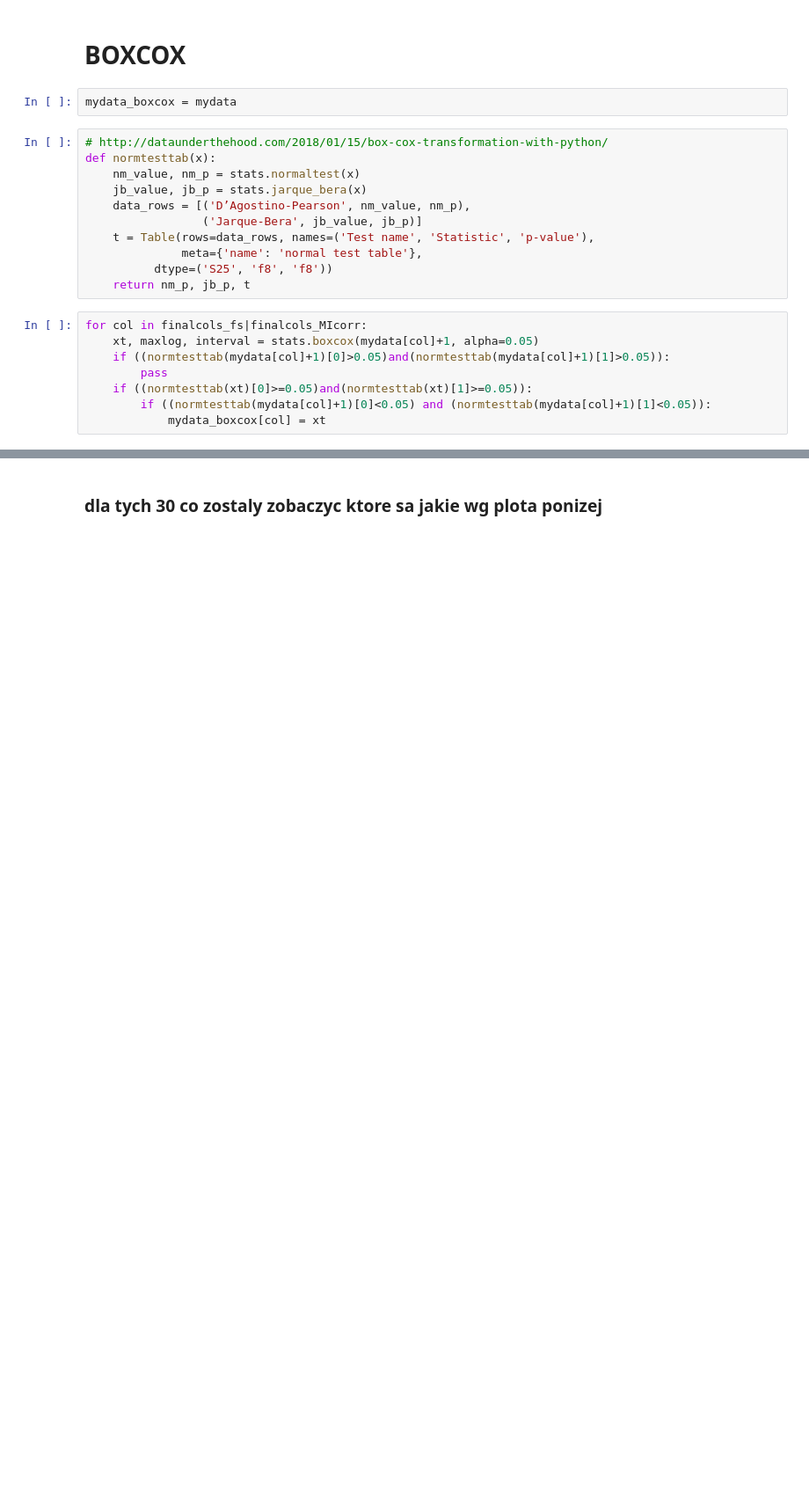
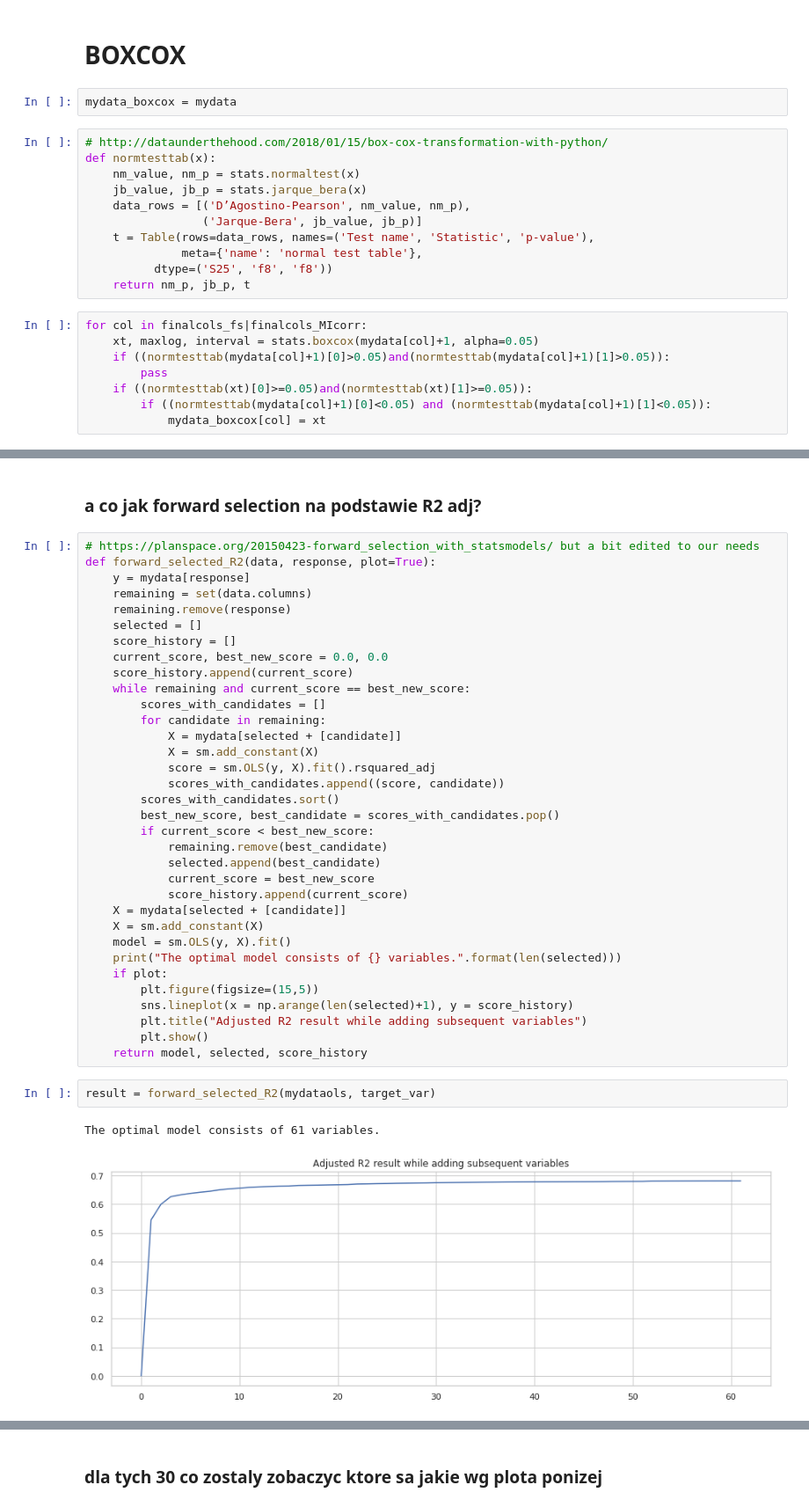
Before and after one commit to esobolewska/ML1-regression, a Jupyter notebook: ML1-kod.ipynb, the cells around one changed output, grey strips where cells are left out. Shown at 88% size. Drawn from its saved outputs; the diff is of its cells as text; blank space fills up the shorter version.

```diff
--- a/ML1-kod.ipynb
+++ b/ML1-kod.ipynb
@@ -574,0 +561,41 @@ Warnings:
+# %% [markdown]
+### a co jak forward selection na podstawie R2 adj?
+# %%
+# https://planspace.org/20150423-forward_selection_with_statsmodels/ but a bit edited to our needs
+def forward_selected_R2(data, response, plot=True):
+    y = mydata[response]
+    remaining = set(data.columns)
+    remaining.remove(response)
+    selected = []
+    score_history = []
+    current_score, best_new_score = 0.0, 0.0
+    score_history.append(current_score)
+    while remaining and current_score == best_new_score:
+        scores_with_candidates = []
+        for candidate in remaining:
+            X = mydata[selected + [candidate]]
+            X = sm.add_constant(X)
+            score = sm.OLS(y, X).fit().rsquared_adj
+            scores_with_candidates.append((score, candidate))
+        scores_with_candidates.sort()
+        best_new_score, best_candidate = scores_with_candidates.pop()
+        if current_score < best_new_score:
+            remaining.remove(best_candidate)
+            selected.append(best_candidate)
+            current_score = best_new_score
+            score_history.append(current_score)
+    X = mydata[selected + [candidate]]
+    X = sm.add_constant(X)
+    model = sm.OLS(y, X).fit()
+    print("The optimal model consists of {} variables.".format(len(selected)))
+    if plot:
+        plt.figure(figsize=(15,5))
+        sns.lineplot(x = np.arange(len(selected)+1), y = score_history)
+        plt.title("Adjusted R2 result while adding subsequent variables")
+        plt.show()
+    return model, selected, score_history
+# %%
+result = forward_selected_R2(mydataols, target_var)
+# %% [output]
+The optimal model consists of 61 variables.
+[figure, added]
```
Also changed, not shown: parts of 41 cells of this notebook.
